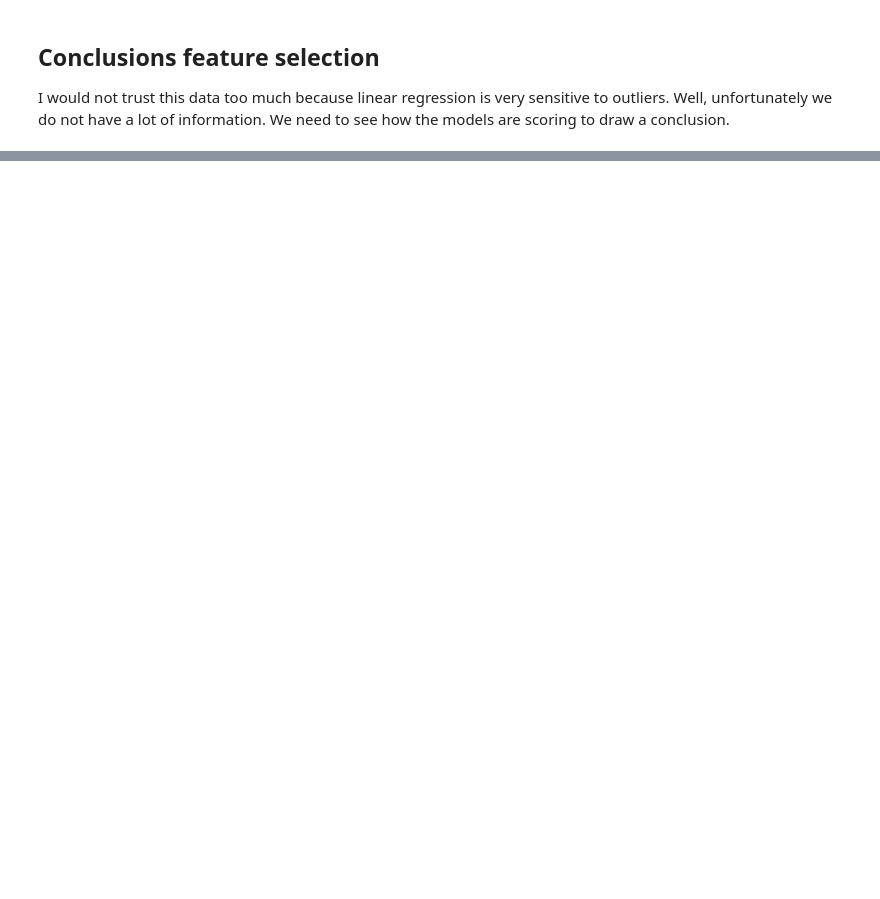
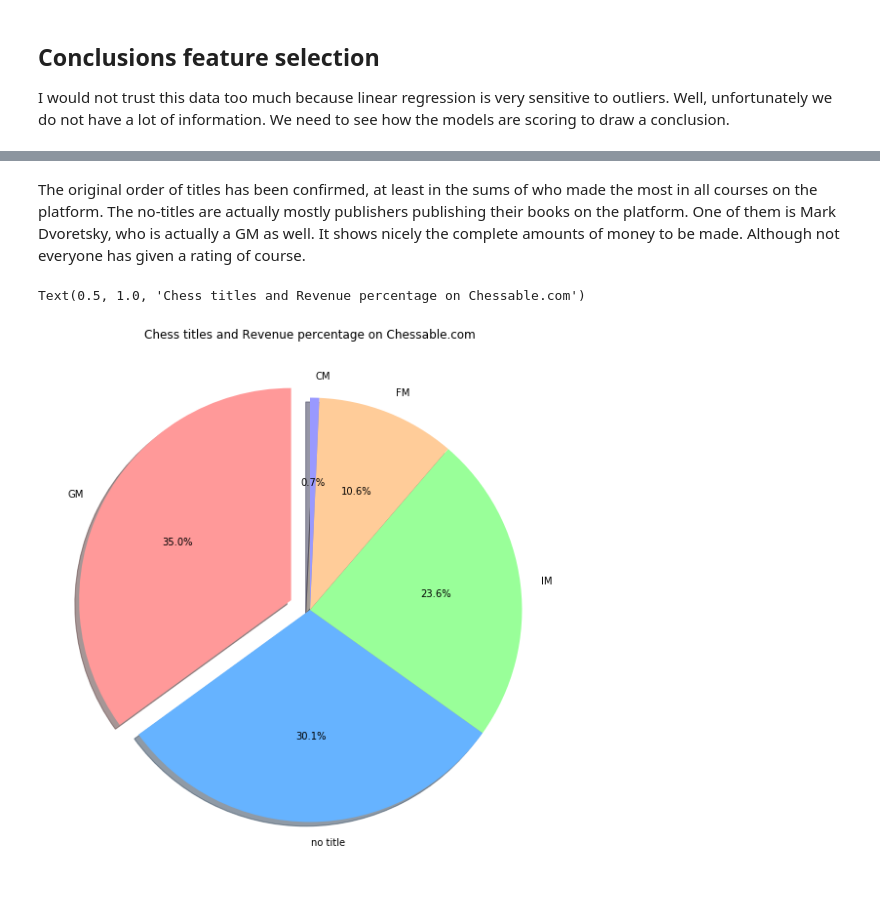
Before and after one commit to ChessNomad/chessable-courses, a Jupyter notebook: Scoring well on chessable.com.ipynb, the cells around one changed output, grey strips where cells are left out. Cells and saved outputs as stored; diff of their text form; code cells hidden in the pictures; blank space fills up the shorter version.

```diff
--- a/Scoring well on chessable.com.ipynb
+++ b/Scoring well on chessable.com.ipynb
@@ -440,0 +481,4 @@ The takeaways from the exploratory data analysis are the following:
+# %%
+author_pivot = pd.pivot_table(paid, values = ['revenue'], index='titled_author', aggfunc='sum')
+author_pivot = author_pivot.sort_values('revenue', ascending = False)
+author_pivot
@@ -440,0 +495,13 @@ The takeaways from the exploratory data analysis are the following:
+# %% [markdown]
+The original order of titles has been confirmed, at least in the sums of who made the most in all courses on the platform.
+The no-titles are actually mostly publishers publishing their books on the platform. One of them is Mark Dvoretsky, who is actually a GM as well. It shows nicely the complete amounts of money to be made. Although not everyone has given a rating of course.
+# %%
+author_pivot = author_pivot.iloc[0:5,:]
+explode = (0.1,0,0,0,0)
+colors = ['#ff9999','#66b3ff','#99ff99','#ffcc99','#9999ff']
+fig, ax = plt.subplots(figsize=(10,10))
+ax.pie(author_pivot['revenue'],explode=explode, labels = author_pivot.index, autopct='%1.1f%%', colors=colors, shadow=True, startangle = 90)
+plt.title(label="Chess titles and Revenue percentage on Chessable.com")
+# %% [output]
+Text(0.5, 1.0, 'Chess titles and Revenue percentage on Chessable.com')
+[figure, added]
```
Also changed, not shown: parts of 25 cells of this notebook.
